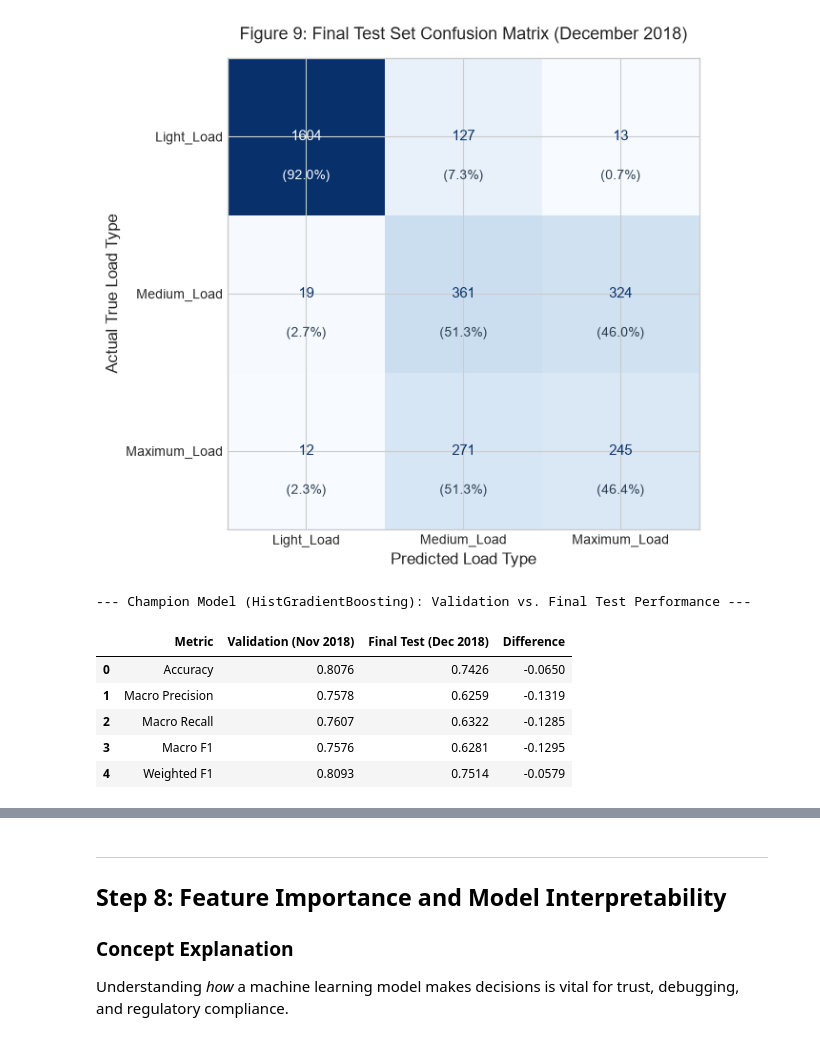
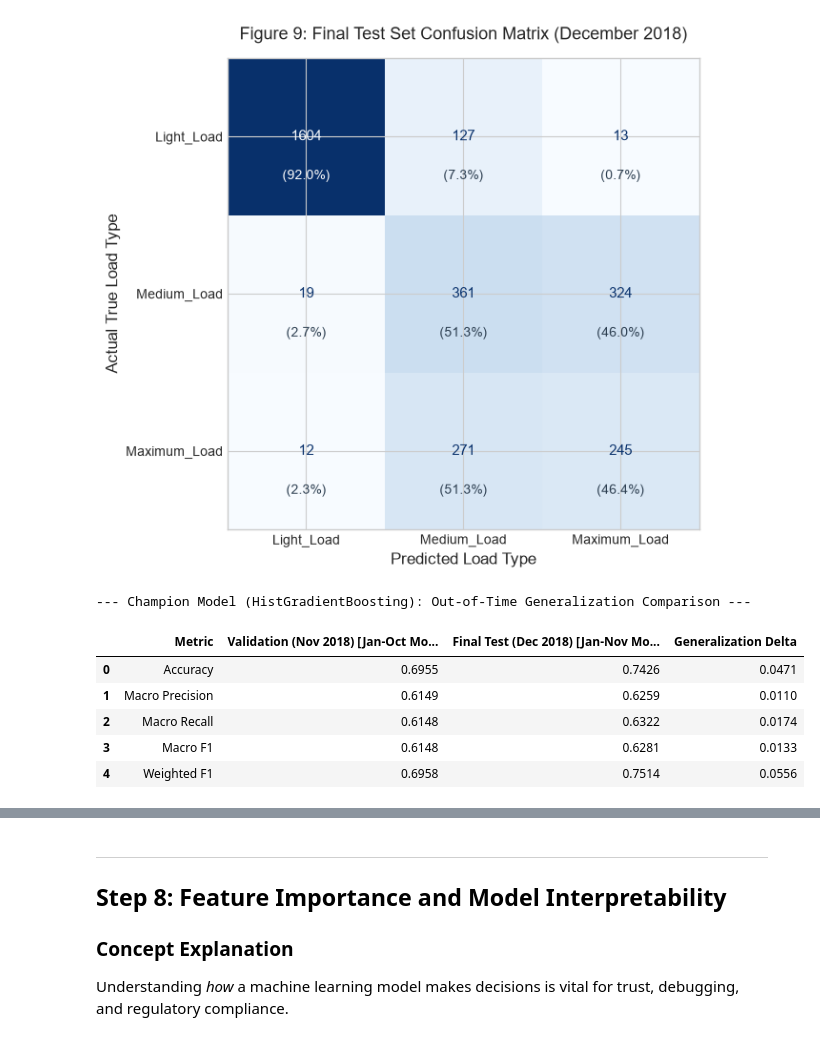
Before and after one commit to karthikesh21/Power-load-prediction, a Jupyter notebook: notebooks/power_load_prediction.ipynb, the cells around one changed output, grey strips where cells are left out. Saved outputs shown, nothing was run; the diff lists cells and outputs as text; code cells hidden in the pictures.

```diff
--- a/power_load_prediction.ipynb
+++ b/notebooks/power_load_prediction.ipynb
@@ -732,7 +732,7 @@ All models are wrapped in `sklearn.pipeline.Pipeline` objects to guarantee that
 ### Objective
 Train all 4 pipelines on Jan–Oct data, evaluate on the November validation split, tune key hyperparameters, and select the best model.
 # %%
-# Step 6.1: Define and Train Baseline Pipelines
+# Step 6.1: Define and Train Baseline Pipelines on Historical Data (Jan - Oct 2018)
 
 models_dict = {
     'Logistic Regression': Pipeline([
@@ -745,9 +745,13 @@ models_dict = {
         ('scaler', StandardScaler()),
         ('clf', LogisticRegression(max_iter=1000, class_weight='balanced', random_state=42))
     ]),
-    'Decision Tree': Pipeline([
+    'Decision Tree (depth=10)': Pipeline([
         ('imputer', SimpleImputer(strategy='median')),
         ('clf', DecisionTreeClassifier(max_depth=10, random_state=42))
+    ]),
+    'Decision Tree (depth=12)': Pipeline([
+        ('imputer', SimpleImputer(strategy='median')),
+        ('clf', DecisionTreeClassifier(max_depth=12, random_state=42))
     ]),
     'Random Forest': Pipeline([
         ('imputer', SimpleImputer(strategy='median')),
@@ -758,15 +762,17 @@ models_dict = {
         ('clf', RandomForestClassifier(n_estimators=100, max_depth=15, class_weight='balanced', random_state=42, n_jobs=-1))
     ]),
     'HistGradientBoosting': Pipeline([
-        ('clf', HistGradientBoostingClassifier(random_state=42, max_iter=100))
+        ('clf', HistGradientBoostingClassifier(random_state=42, max_iter=150, learning_rate=0.1))
     ])
 }
 
 validation_results = []
+fitted_sub_models = {}
 
 for name, pipeline in models_dict.items():
     print(f'Training {name} on Jan-Oct training sub-split...')
     pipeline.fit(X_train_sub, y_train_sub)
+    fitted_sub_models[name] = pipeline
     y_pred_val = pipeline.predict(X_val)
 
     acc = accuracy_score(y_val, y_pred_val)
@@ -1157,37 +1176,48 @@ plt.show()
 All 7 mathematical consistency assertions PASSED successfully!
 [figure]
 # %%
-# Performance Comparison Table: Validation vs Test Set
-val_preds_champ = final_pipeline.predict(X_val)
+# Performance Comparison Table: Out-of-Sample Validation vs Final Test Set
+# Note: The Validation metrics reflect the champion model trained ONLY on Jan-Oct and evaluated on Nov.
+# The Final Test metrics reflect the champion model retrained on Jan-Nov and evaluated on Dec.
+# Neither score suffers from in-sample evaluation or temporal leakage.
+
+champ_sub_model = fitted_sub_models['HistGradientBoosting']
+val_preds_champ = champ_sub_model.predict(X_val)
 val_month_name = val_df['Date_Time'].dt.strftime('%b %Y').iloc[0]
 test_month_short = test_df['Date_Time'].dt.strftime('%b %Y').iloc[0]
 
+val_champ_acc = accuracy_score(y_val, val_preds_champ)
+val_champ_prec = precision_score(y_val, val_preds_champ, average='macro', zero_division=0)
+val_champ_rec = recall_score(y_val, val_preds_champ, average='macro', zero_division=0)
+val_champ_f1 = f1_score(y_val, val_preds_champ, average='macro', zero_division=0)
+val_champ_wf1 = f1_score(y_val, val_preds_champ, average='weighted', zero_division=0)
+
 comparison_table = pd.DataFrame({
     'Metric': ['Accuracy', 'Macro Precision', 'Macro Recall', 'Macro F1', 'Weighted F1'],
-    f'Validation ({val_month_name})': [
-        round(accuracy_score(y_val, val_preds_champ), 4),
-        round(precision_score(y_val, val_preds_champ, average='macro', zero_division=0), 4),
-        round(recall_score(y_val, val_preds_champ, average='macro', zero_division=0), 4),
-        round(f1_score(y_val, val_preds_champ, average='macro', zero_division=0), 4),
-        round(f1_score(y_val, val_preds_champ, average='weighted', zero_division=0), 4)
+    f'Validation ({val_month_name}) [Jan-Oct Model]': [
+        round(val_champ_acc, 4),
+        round(val_champ_prec, 4),
+        round(val_champ_rec, 4),
+        round(val_champ_f1, 4),
+        round(val_champ_wf1, 4)
     ],
-    f'Final Test ({test_month_short})': [
+    f'Final Test ({test_month_short}) [Jan-Nov Model]': [
         round(final_test_accuracy, 4),
         round(final_test_macro_prec, 4),
         round(final_test_macro_rec, 4),
         round(final_test_macro_f1, 4),
         round(final_test_weighted_f1, 4)
     ]
 })
-comparison_table['Difference'] = (comparison_table[f'Final Test ({test_month_short})'] - comparison_table[f'Validation ({val_month_name})']).round(4)
-print('--- Champion Model (HistGradientBoosting): Validation vs. Final Test Performance ---')
+comparison_table['Generalization Delta'] = (comparison_table[f'Final Test ({test_month_short}) [Jan-Nov Model]'] - comparison_table[f'Validation ({val_month_name}) [Jan-Oct Model]']).round(4)
+print('--- Champion Model (HistGradientBoosting): Out-of-Time Generalization Comparison ---')
 display(comparison_table)
 # %% [output]
---- Champion Model (HistGradientBoosting): Validation vs. Final Test Performance ---
+--- Champion Model (HistGradientBoosting): Out-of-Time Generalization Comparison ---
-|  | Metric | Validation (Nov 2018) | Final Test (Dec 2018) | Difference |
-| 0 | Accuracy | 0.8076 | 0.7426 | -0.0650 |
-| 1 | Macro Precision | 0.7578 | 0.6259 | -0.1319 |
-| 2 | Macro Recall | 0.7607 | 0.6322 | -0.1285 |
-| 3 | Macro F1 | 0.7576 | 0.6281 | -0.1295 |
-| 4 | Weighted F1 | 0.8093 | 0.7514 | -0.0579 |
+|  | Metric | Validation (Nov 2018) [Jan-Oct Mo... | Final Test (Dec 2018) [Jan-Nov Mo... | Generalization Delta |
+| 0 | Accuracy | 0.6955 | 0.7426 | 0.0471 |
+| 1 | Macro Precision | 0.6149 | 0.6259 | 0.0110 |
+| 2 | Macro Recall | 0.6148 | 0.6322 | 0.0174 |
+| 3 | Macro F1 | 0.6148 | 0.6281 | 0.0133 |
+| 4 | Weighted F1 | 0.6958 | 0.7514 | 0.0556 |
 # %% [markdown]
```
Also changed, not shown: parts of 7 cells of this notebook, 3 other files.
